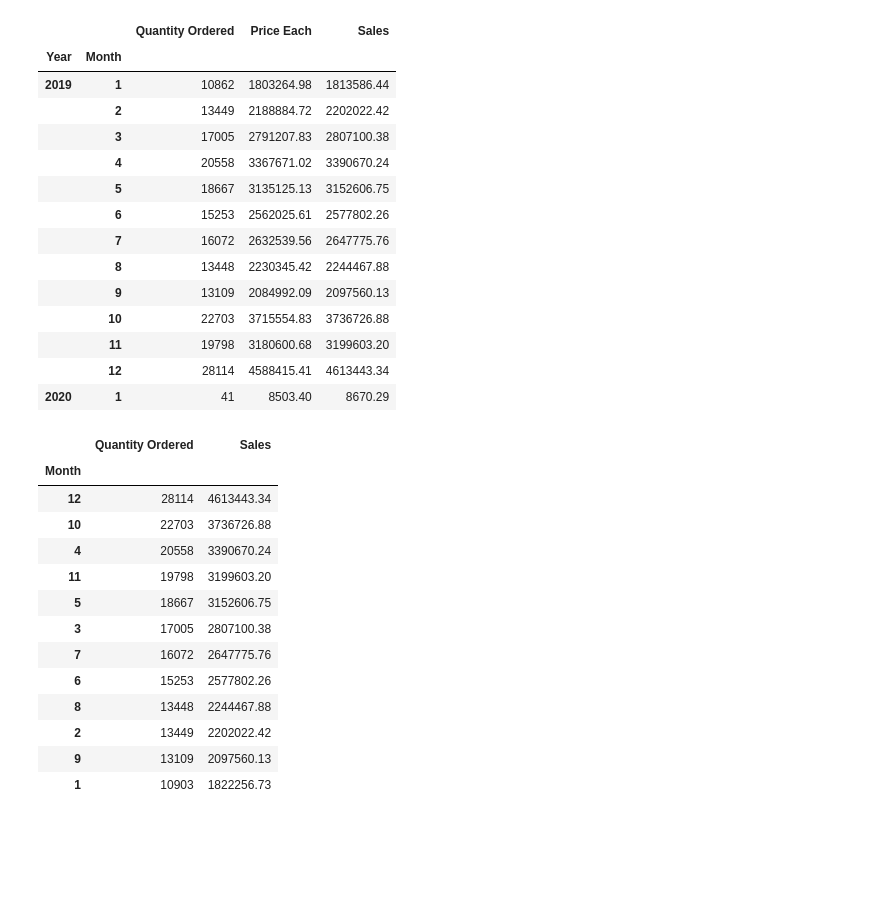
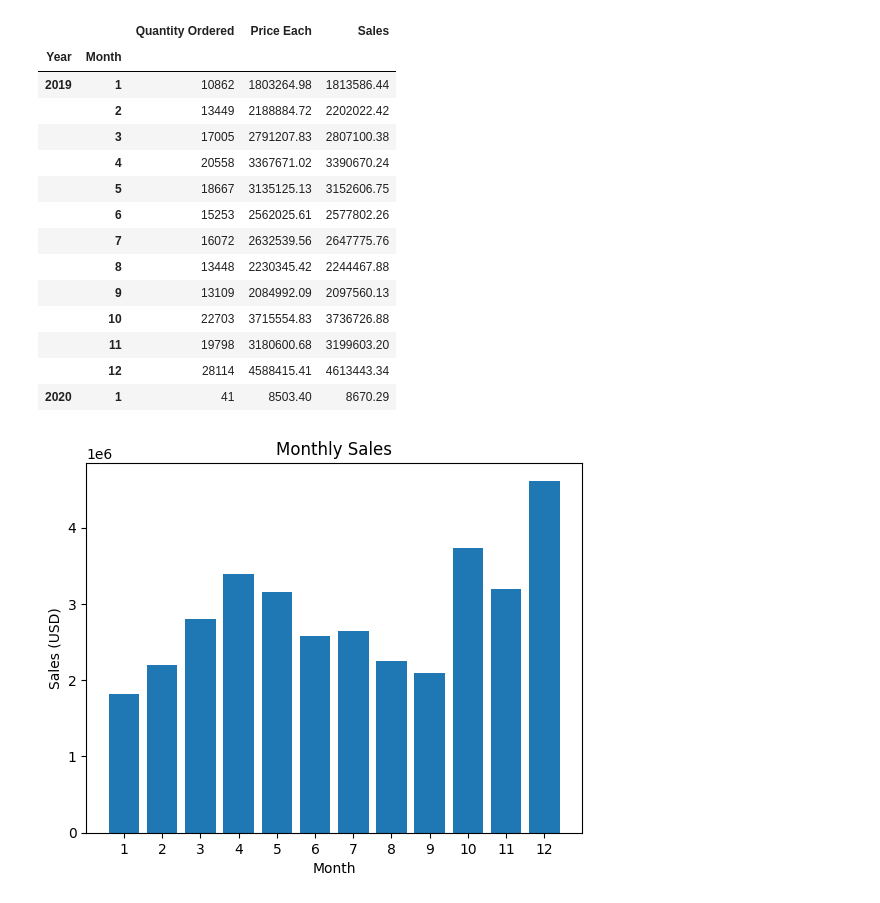
Before and after one commit to mezenka/Python_DataExploration, a Jupyter notebook: pandas_ds1.ipynb, the cells around one changed output. Saved outputs shown, nothing was run; the diff lists cells and outputs as text; code cells hidden in the pictures; blank space fills up the shorter version.

```diff
--- a/pandas_ds1.ipynb
+++ b/pandas_ds1.ipynb
@@ -224,21 +220,3 @@ all_data.groupby(['Year','Month']).sum()
 |  | 11 | 19798 | 3180600.68 | 3199603.20 |
 |  | 12 | 28114 | 4588415.41 | 4613443.34 |
 | 2020 | 1 | 41 | 8503.40 | 8670.29 |
-# %%
-# sales per month in descending order
-all_data.groupby('Month')['Quantity Ordered','Sales'].sum().sort_values(by='Sales', ascending=False)
-# %% [output]
-|  | Quantity Ordered | Sales |
-| Month |  |  |
-| 12 | 28114 | 4613443.34 |
-| 10 | 22703 | 3736726.88 |
-| 4 | 20558 | 3390670.24 |
-| 11 | 19798 | 3199603.20 |
-| 5 | 18667 | 3152606.75 |
-| 3 | 17005 | 2807100.38 |
-| 7 | 16072 | 2647775.76 |
-| 6 | 15253 | 2577802.26 |
-| 8 | 13448 | 2244467.88 |
-| 2 | 13449 | 2202022.42 |
-| 9 | 13109 | 2097560.13 |
-| 1 | 10903 | 1822256.73 |
@@ -244,0 +225,13 @@ all_data.groupby('Month')['Quantity Ordered','Sales'].sum().sort_values(by='Sale
+# %%
+results = all_data.groupby('Month').sum()
+# %%
+months = range(1,13)
+
+plt.bar(months, results['Sales'])
+plt.xticks(months)
+plt.ylabel('Sales (USD)')
+plt.xlabel('Month')
+plt.title('Monthly Sales')
+plt.show()
+# %% [output]
+[figure, added]
```
Also changed, not shown: parts of 7 cells of this notebook.
